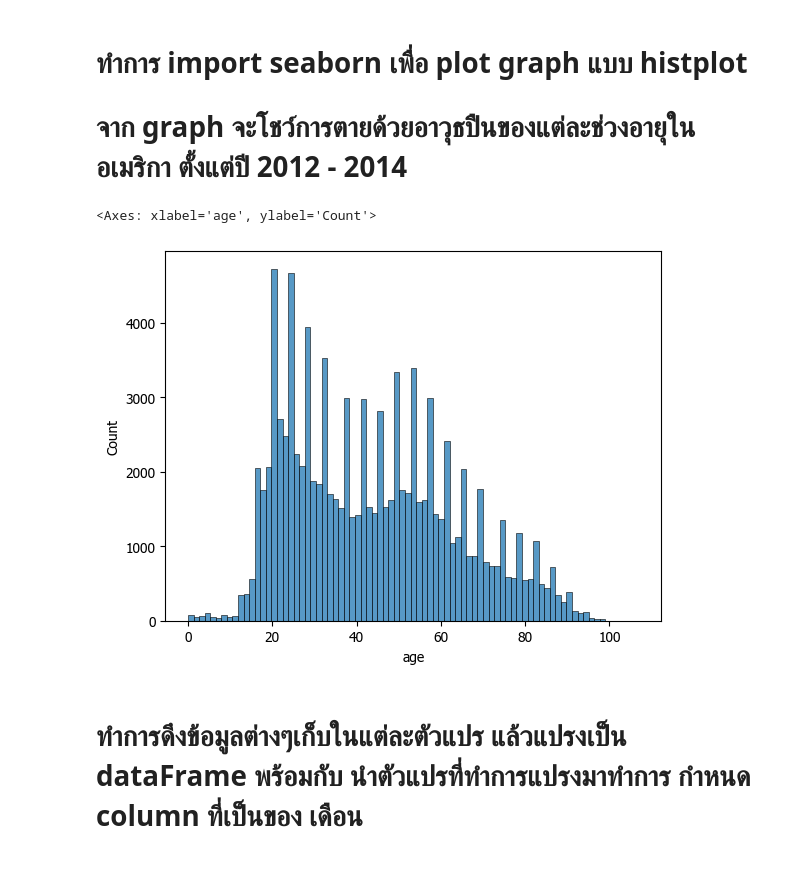
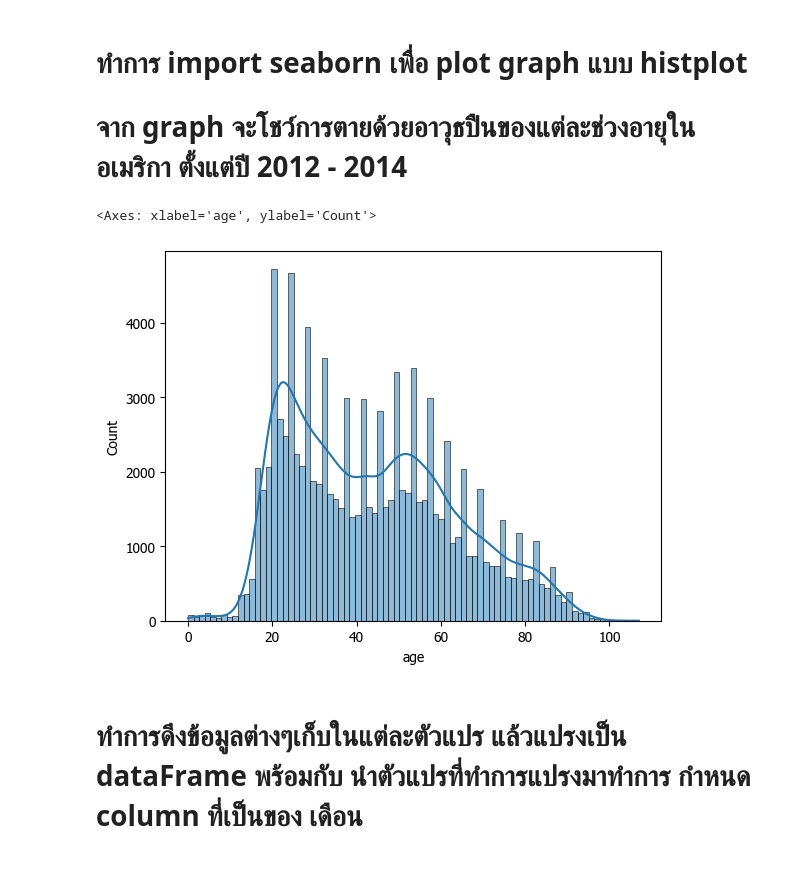
Before and after one commit to ThaphatTT/FinalDataAnalytics, a Jupyter notebook: GunAndDeathsInAmerica.ipynb, the cells around one changed output. Saved outputs shown, nothing was run; the diff lists cells and outputs as text; code cells hidden in the pictures.

```diff
--- a/GunAndDeathsInAmerica.ipynb
+++ b/GunAndDeathsInAmerica.ipynb
@@ -65,11 +65,11 @@ data1
 # %%
 import seaborn as sns
 import matplotlib.pyplot as plt
 plt.rcParams['font.family'] = 'tahoma'
-sns.histplot(x=data1['age'])
+sns.histplot(x=data1['age'], kde = True)
 # %% [output]
 <Axes: xlabel='age', ylabel='Count'>
-[figure, old version]
+[figure, new version]
 # %% [markdown]
 # ทำการดึงข้อมูลต่างๆเก็บในแต่ละตัวแปร แล้วแปรงเป็น dataFrame พร้อมกับ นำตัวแปรที่ทำการแปรงมาทำการ กำหนด column ที่เป็นของ เดือน
 # มาทำการใช้ method counts เพื่อให้่ได้จำนวนผู้เสียชีวิตด้วยปืนของแต่ละเดือน เก็บลงตัวแปร count
```
Also changed, not shown: parts of 7 cells of this notebook.
